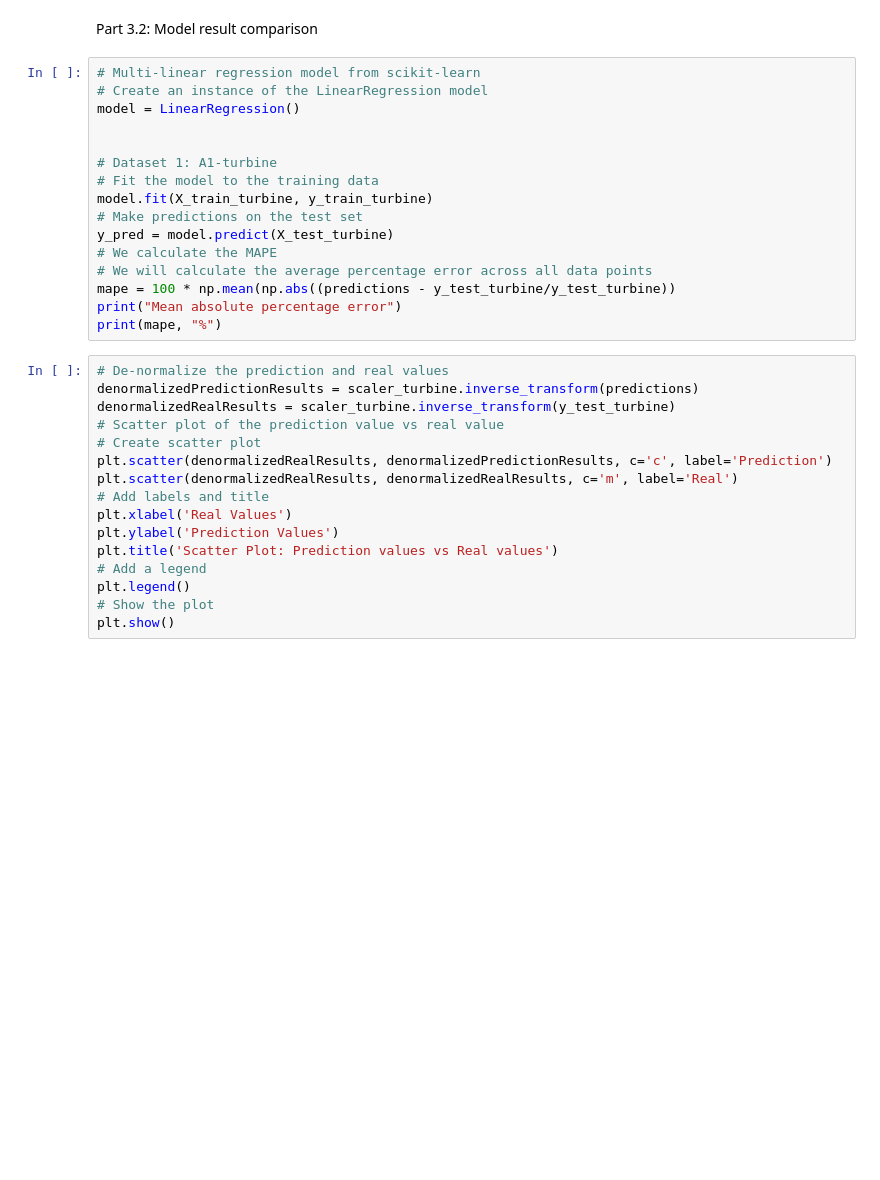
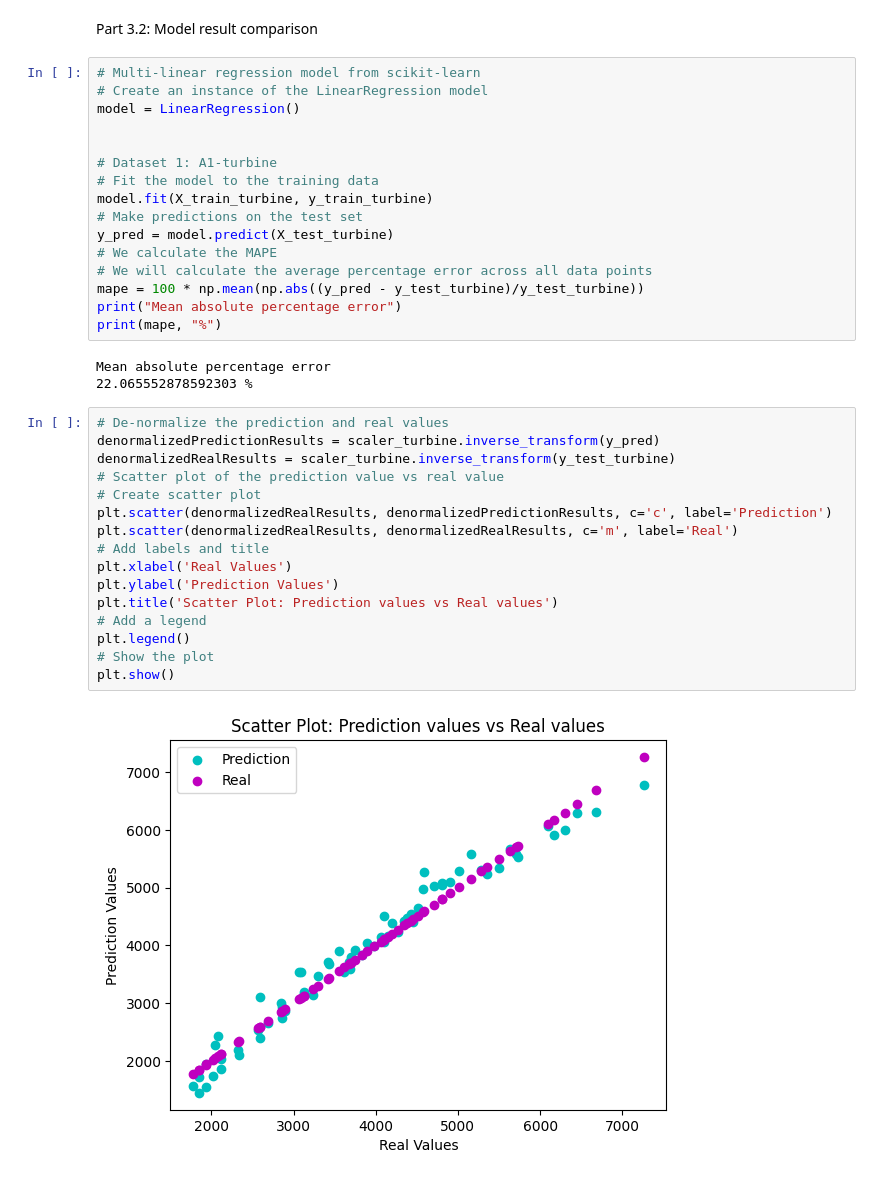
Before and after one commit to Natzaret/Natzaret, a Jupyter notebook: NEC_Exercise_1.ipynb, the cells around one changed output. Saved outputs shown, nothing was run; the diff lists cells and outputs as text; blank space fills up the shorter version.

```diff
--- a/NEC_Exercise_1.ipynb
+++ b/NEC_Exercise_1.ipynb
@@ -890,25 +892,30 @@ model.fit(X_train_turbine, y_train_turbine)
 y_pred = model.predict(X_test_turbine)
 # We calculate the MAPE
 # We will calculate the average percentage error across all data points
-mape = 100 * np.mean(np.abs((predictions - y_test_turbine/y_test_turbine))
+mape = 100 * np.mean(np.abs((y_pred - y_test_turbine)/y_test_turbine))
 print("Mean absolute percentage error")
 print(mape, "%")
+# %% [output]
+Mean absolute percentage error
+22.065552878592303 %
 # %%
 # De-normalize the prediction and real values
-denormalizedPredictionResults = scaler_turbine.inverse_transform(predictions)
+denormalizedPredictionResults = scaler_turbine.inverse_transform(y_pred)
 denormalizedRealResults = scaler_turbine.inverse_transform(y_test_turbine)
 # Scatter plot of the prediction value vs real value
 # Create scatter plot
 plt.scatter(denormalizedRealResults, denormalizedPredictionResults, c='c', label='Prediction')
 plt.scatter(denormalizedRealResults, denormalizedRealResults, c='m', label='Real')
 # Add labels and title
 plt.xlabel('Real Values')
 plt.ylabel('Prediction Values')
 plt.title('Scatter Plot: Prediction values vs Real values')
 # Add a legend
 plt.legend()
 # Show the plot
 plt.show()
+# %% [output]
+[figure, added]
 # %%
 # Dataset 2: A1-synthetic
 # Fit the model to the training data
```
Also changed, not shown: parts of 30 cells of this notebook.
